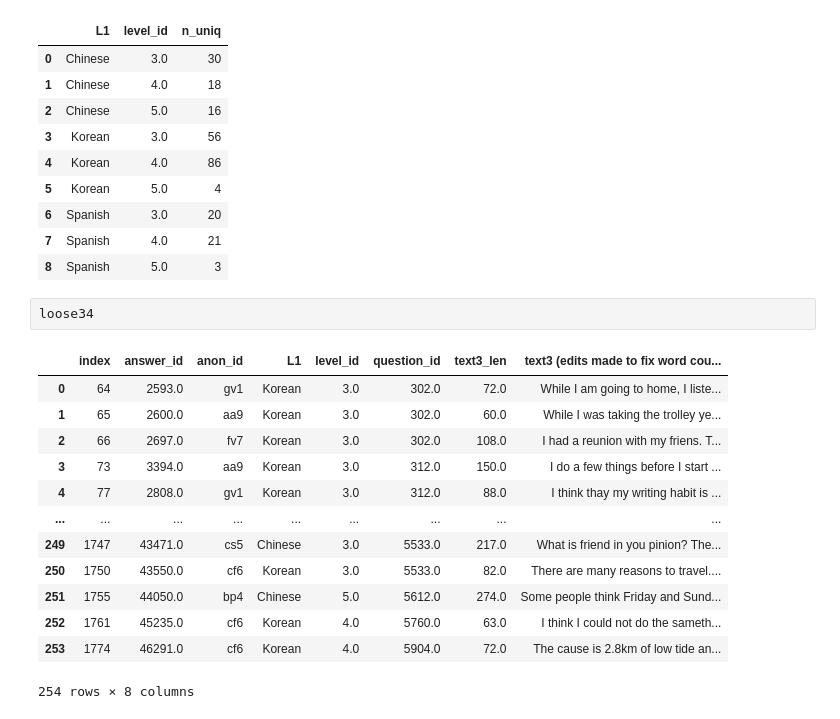
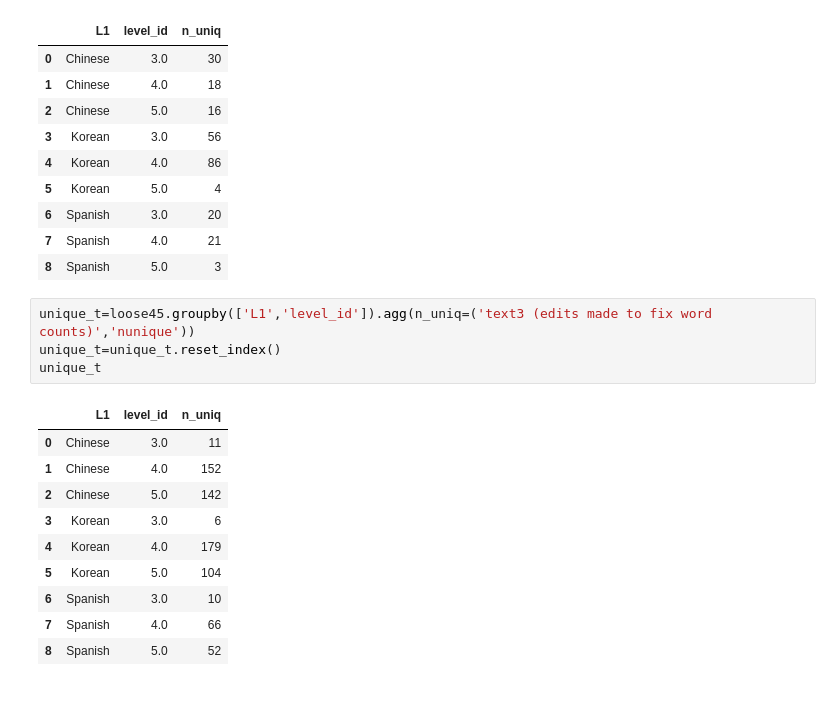
Before and after one commit to mencer456/LRDC-Research, a Jupyter notebook: SlideStats.ipynb, the cells around one changed output. Drawn from its saved outputs; the diff is of its cells as text.

```diff
--- a/SlideStats.ipynb
+++ b/SlideStats.ipynb
@@ -459,19 +459,18 @@ unique_t
 | 6 | Spanish | 3.0 | 20 |
 | 7 | Spanish | 4.0 | 21 |
 | 8 | Spanish | 5.0 | 3 |
-# %%
-loose34
-# %% [output]
-|  | index | answer_id | anon_id | L1 | level_id | question_id | text3_len | text3 (edits made to fix word cou... |
-| 0 | 64 | 2593.0 | gv1 | Korean | 3.0 | 302.0 | 72.0 | While I am going to home, I liste... |
-| 1 | 65 | 2600.0 | aa9 | Korean | 3.0 | 302.0 | 60.0 | While I was taking the trolley ye... |
-| 2 | 66 | 2697.0 | fv7 | Korean | 3.0 | 302.0 | 108.0 | I had a reunion with my friens. T... |
-| 3 | 73 | 3394.0 | aa9 | Korean | 3.0 | 312.0 | 150.0 | I do a few things before I start ... |
-| 4 | 77 | 2808.0 | gv1 | Korean | 3.0 | 312.0 | 88.0 | I think thay my writing habit is ... |
-| ... | ... | ... | ... | ... | ... | ... | ... | ... |
-| 249 | 1747 | 43471.0 | cs5 | Chinese | 3.0 | 5533.0 | 217.0 | What is friend in you pinion? The... |
-| 250 | 1750 | 43550.0 | cf6 | Korean | 3.0 | 5533.0 | 82.0 | There are many reasons to travel.... |
-| 251 | 1755 | 44050.0 | bp4 | Chinese | 5.0 | 5612.0 | 274.0 | Some people think Friday and Sund... |
-| 252 | 1761 | 45235.0 | cf6 | Korean | 4.0 | 5760.0 | 63.0 | I think I could not do the sameth... |
-| 253 | 1774 | 46291.0 | cf6 | Korean | 4.0 | 5904.0 | 72.0 | The cause is 2.8km of low tide an... |
-254 rows × 8 columns
+# %%
+unique_t=loose45.groupby(['L1','level_id']).agg(n_uniq=('text3 (edits made to fix word counts)','nunique'))
+unique_t=unique_t.reset_index()
+unique_t
+# %% [output]
+|  | L1 | level_id | n_uniq |
+| 0 | Chinese | 3.0 | 11 |
+| 1 | Chinese | 4.0 | 152 |
+| 2 | Chinese | 5.0 | 142 |
+| 3 | Korean | 3.0 | 6 |
+| 4 | Korean | 4.0 | 179 |
+| 5 | Korean | 5.0 | 104 |
+| 6 | Spanish | 3.0 | 10 |
+| 7 | Spanish | 4.0 | 66 |
+| 8 | Spanish | 5.0 | 52 |
```
